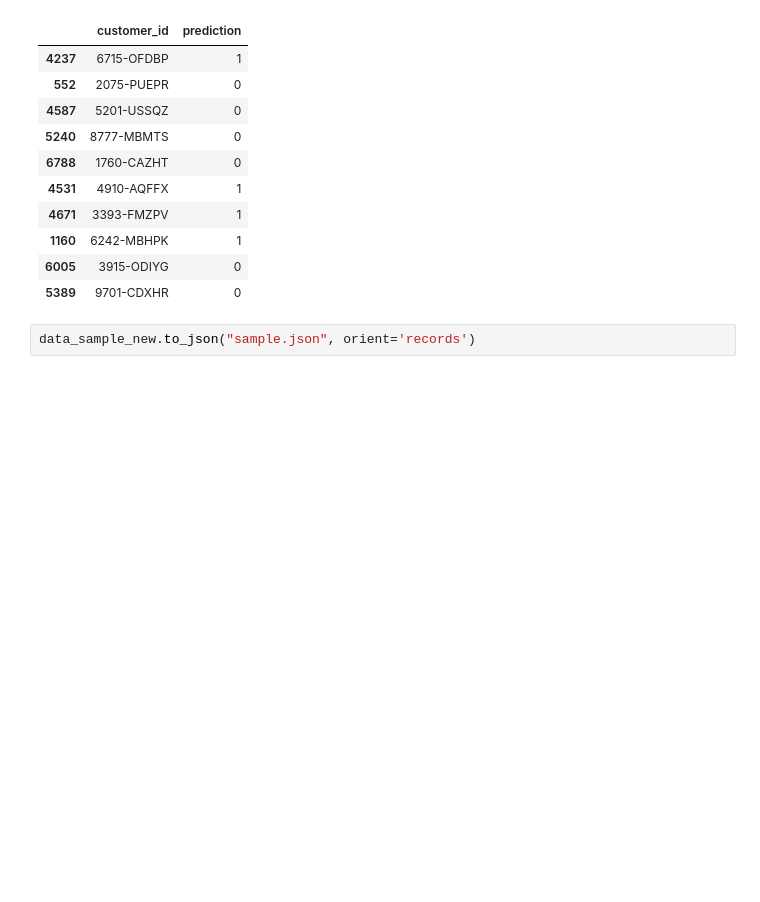
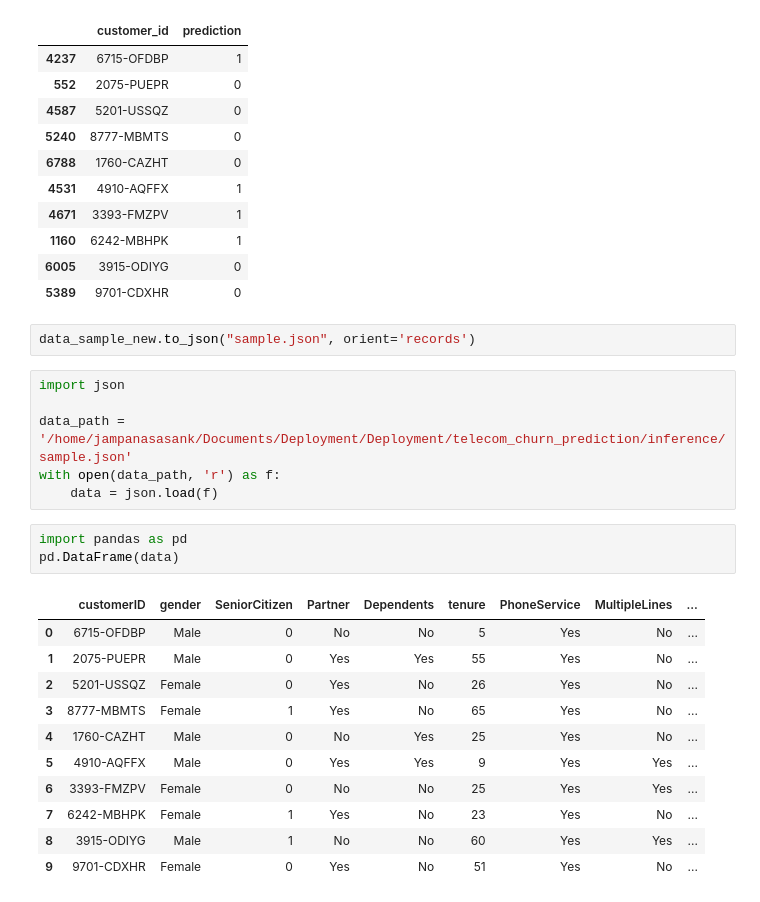
Before and after one commit to sasankjampana8/Deployment, a Jupyter notebook: telecom_churn_prediction/inference/test.ipynb, the cells around one changed output. Drawn from its saved outputs; the diff is of its cells as text; blank space fills up the shorter version.

```diff
--- a/telecom_churn_prediction/inference/test.ipynb
+++ b/telecom_churn_prediction/inference/test.ipynb
@@ -157,3 +157,24 @@ df
 | 5389 | 9701-CDXHR | 0 |
 # %%
 data_sample_new.to_json("sample.json", orient='records')
+# %%
+import json
+
+data_path = '/home/jampanasasank/Documents/Deployment/Deployment/telecom_churn_prediction/inference/sample.json'
+with open(data_path, 'r') as f:
+    data = json.load(f)
+# %%
+import pandas as pd
+pd.DataFrame(data)
+# %% [output]
+|  | customerID | gender | SeniorCitizen | Partner | Dependents | tenure | PhoneService | MultipleLines | ... |
+| 0 | 6715-OFDBP | Male | 0 | No | No | 5 | Yes | No | ... |
+| 1 | 2075-PUEPR | Male | 0 | Yes | Yes | 55 | Yes | No | ... |
+| 2 | 5201-USSQZ | Female | 0 | Yes | No | 26 | Yes | No | ... |
+| 3 | 8777-MBMTS | Female | 1 | Yes | No | 65 | Yes | No | ... |
+| 4 | 1760-CAZHT | Male | 0 | No | Yes | 25 | Yes | No | ... |
+| 5 | 4910-AQFFX | Male | 0 | Yes | Yes | 9 | Yes | Yes | ... |
+| 6 | 3393-FMZPV | Female | 0 | No | No | 25 | Yes | Yes | ... |
+| 7 | 6242-MBHPK | Female | 1 | Yes | No | 23 | Yes | No | ... |
+| 8 | 3915-ODIYG | Male | 1 | No | No | 60 | Yes | Yes | ... |
+| 9 | 9701-CDXHR | Female | 0 | Yes | No | 51 | Yes | No | ... |
```
Also changed, not shown: 22 other files.
